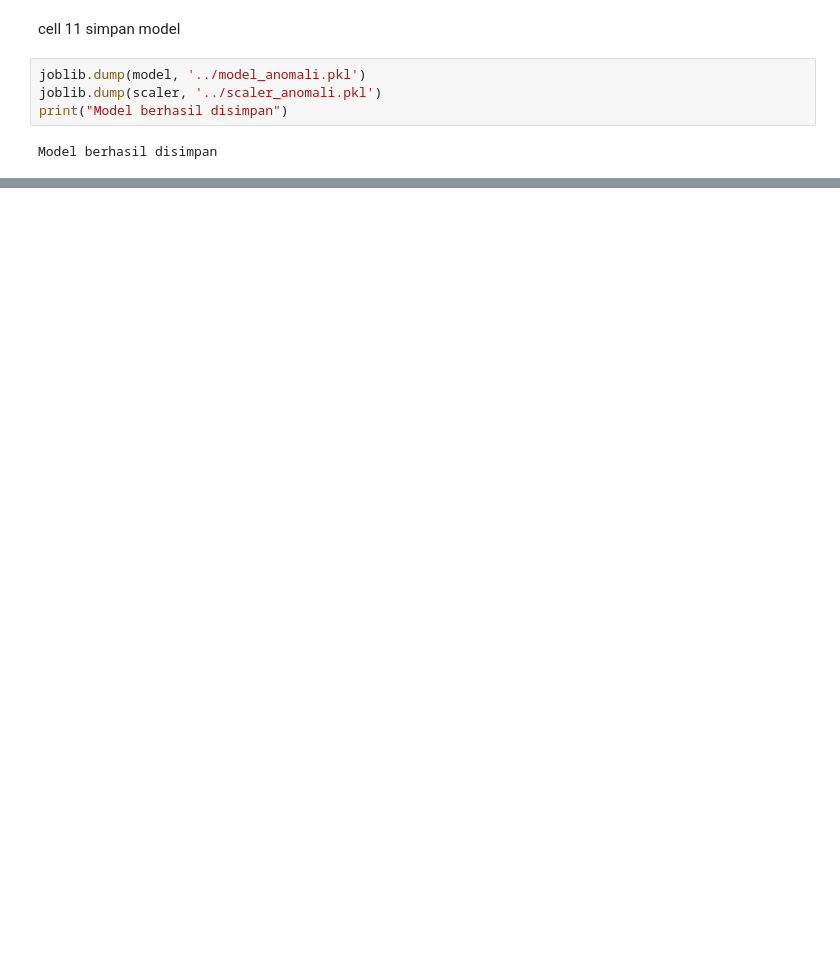
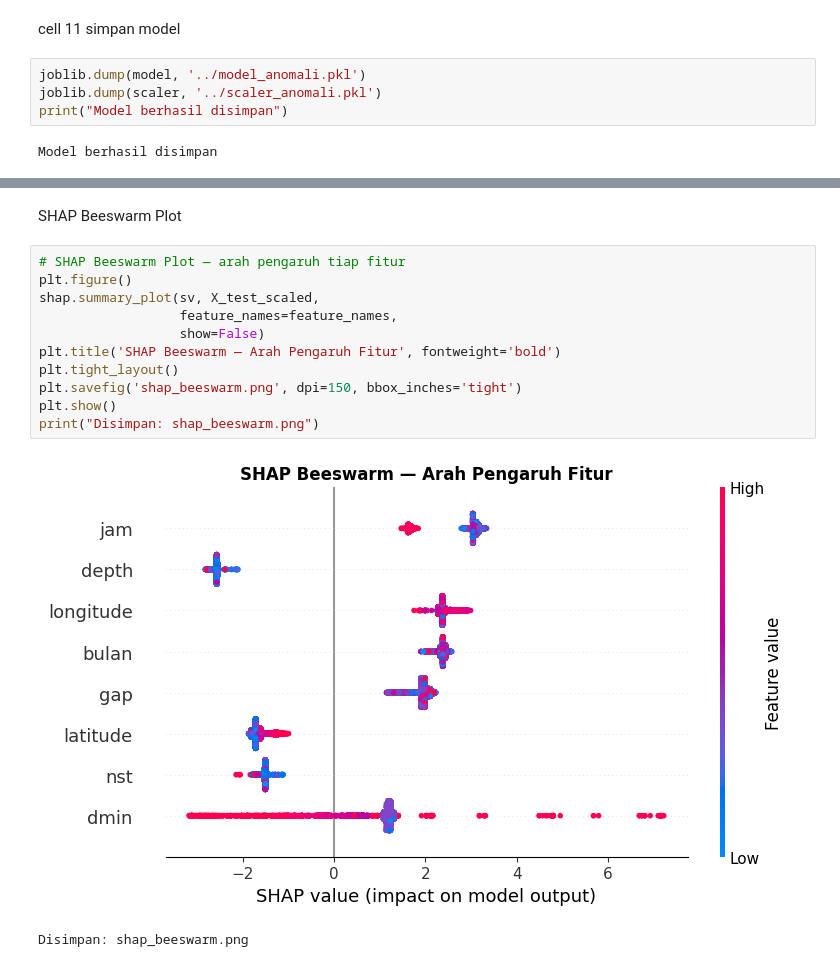
Before and after one commit to FuadNugraha25/Machine-Learning-TA, a Jupyter notebook: Anomaly Detection/XGBoost.ipynb, the cells around one changed output, grey strips where cells are left out. Cells and saved outputs as stored; diff of their text form; blank space fills up the shorter version.

```diff
--- a/Anomaly Detection/XGBoost.ipynb
+++ b/Anomaly Detection/XGBoost.ipynb
@@ -163,0 +391,16 @@ Model berhasil disimpan
+# %% [markdown]
+SHAP Beeswarm Plot
+# %%
+# SHAP Beeswarm Plot — arah pengaruh tiap fitur
+plt.figure()
+shap.summary_plot(sv, X_test_scaled,
+                  feature_names=feature_names,
+                  show=False)
+plt.title('SHAP Beeswarm — Arah Pengaruh Fitur', fontweight='bold')
+plt.tight_layout()
+plt.savefig('shap_beeswarm.png', dpi=150, bbox_inches='tight')
+plt.show()
+print("Disimpan: shap_beeswarm.png")
+# %% [output]
+[figure, added]
+Disimpan: shap_beeswarm.png
```
Also changed, not shown: parts of 20 cells of this notebook, 9 other files.
